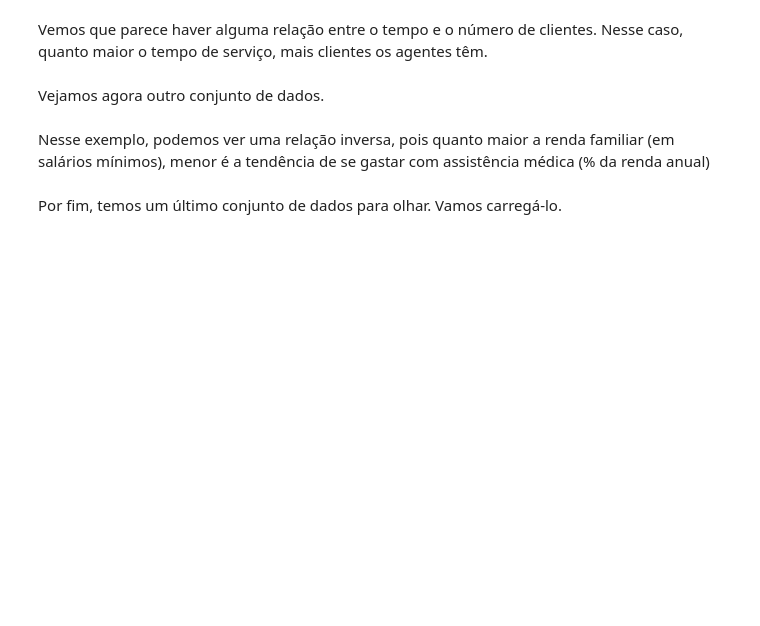
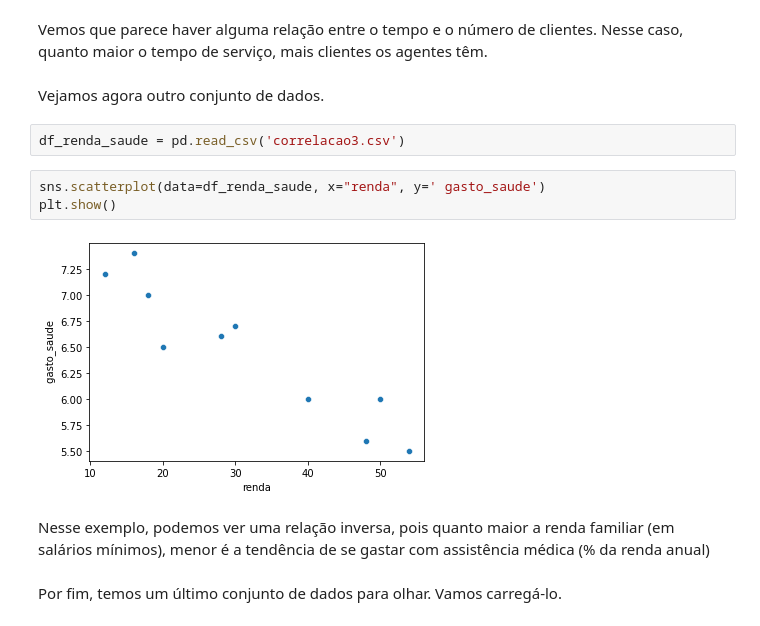
Before and after one commit to brondevitor/Python_Jorney, a Jupyter notebook: Statistics/Estatística Descritiva (Parte I).ipynb, the cells around one changed output. Saved outputs shown, nothing was run; the diff lists cells and outputs as text; blank space fills up the shorter version.

```diff
--- a/Statistics/Estatística Descritiva (Parte I).ipynb
+++ b/Statistics/Estatística Descritiva (Parte I).ipynb
@@ -428,6 +438,13 @@ Uma das formas de analisar relações entre variáveis quantiativas é por meio
 Vemos que parece haver alguma relação entre o tempo e o número de clientes. Nesse caso, quanto maior o tempo de serviço, mais clientes os agentes têm.
 # %% [markdown]
 Vejamos agora outro conjunto de dados.
+# %%
+df_renda_saude = pd.read_csv('correlacao3.csv')
+# %%
+sns.scatterplot(data=df_renda_saude, x="renda", y=' gasto_saude')
+plt.show()
+# %% [output]
+[figure, added]
 # %% [markdown]
 Nesse exemplo, podemos ver uma relação inversa, pois quanto maior a renda familiar (em salários mínimos), menor é a tendência de se gastar com assistência médica (% da renda anual)
 # %% [markdown]
```
Also changed, not shown: parts of 31 cells of this notebook.
